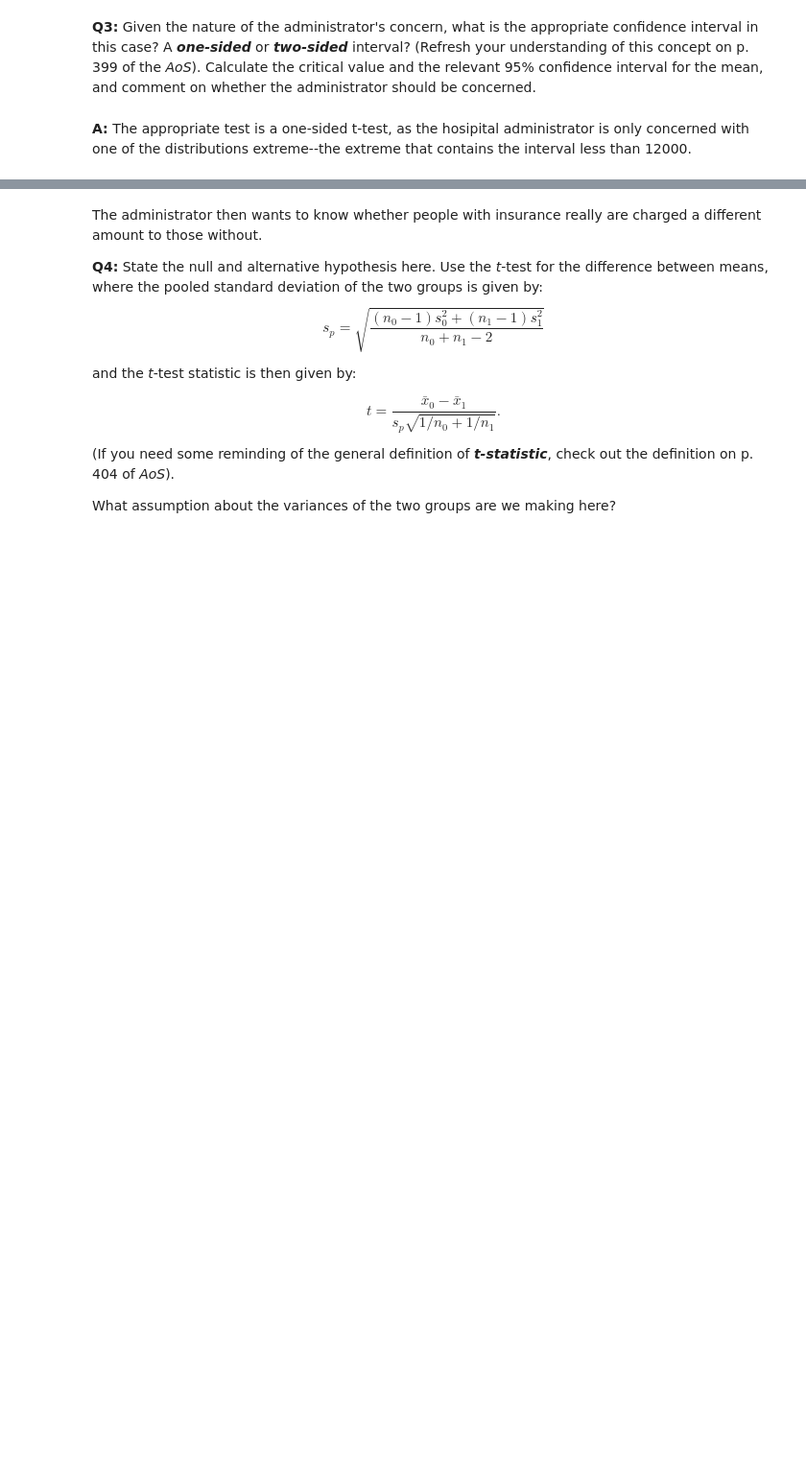
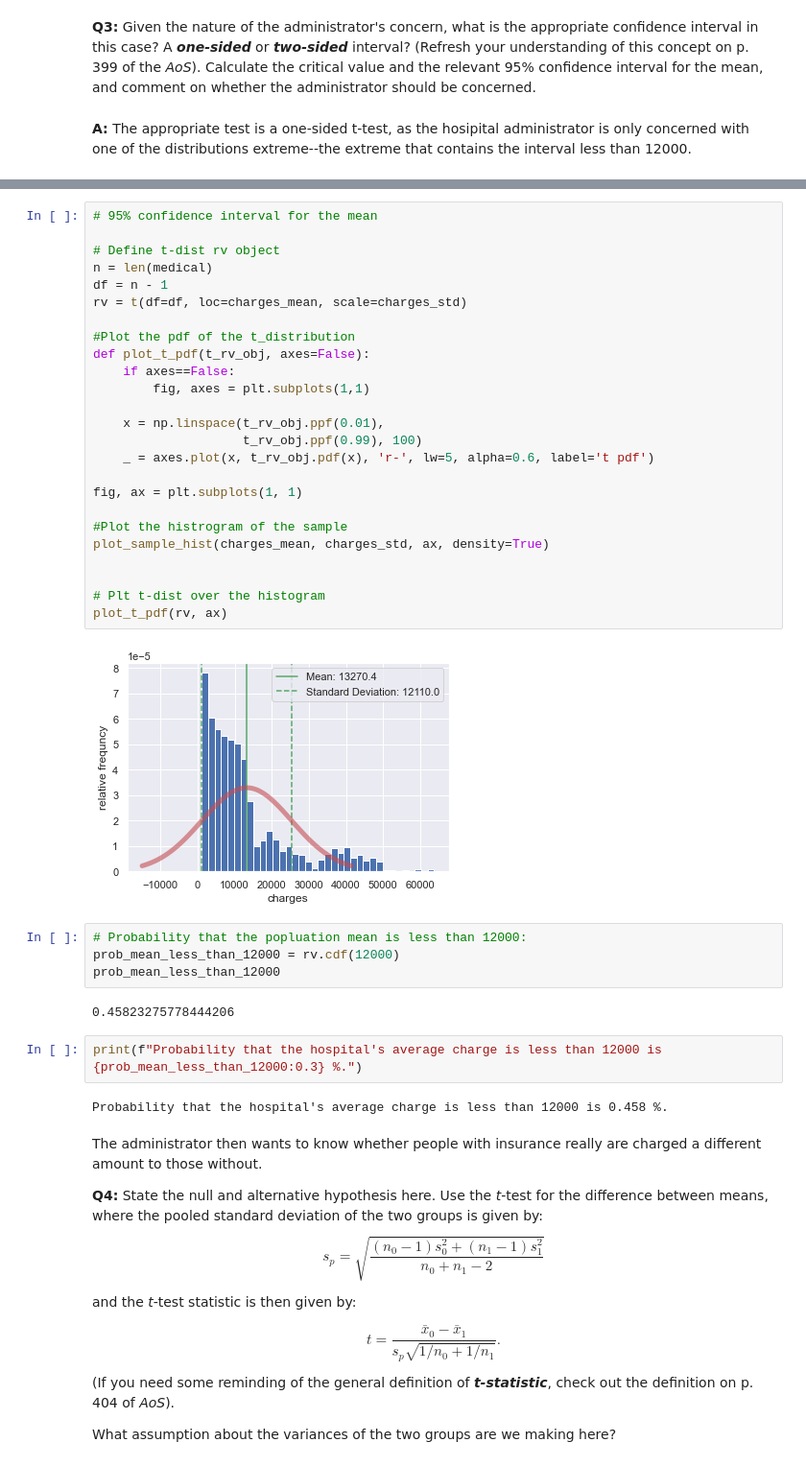
Before and after one commit to allen44/frequentist-inference, a Jupyter notebook: Frequentist Inference Case Study - Part B (2).ipynb, the cells around one changed output, grey strips where cells are left out. Shown at 96% size. Cells and saved outputs as stored; diff of their text form; blank space fills up the shorter version.

```diff
--- a/Frequentist Inference Case Study - Part B (2).ipynb
+++ b/Frequentist Inference Case Study - Part B (2).ipynb
@@ -92,3 +121,40 @@ __A:__ The appropriate test is a one-sided t-test, as the hosipital administrato
+# %%
+# 95% confidence interval for the mean
+
+# Define t-dist rv object
+n = len(medical)
+df = n - 1
+rv = t(df=df, loc=charges_mean, scale=charges_std)
+
+#Plot the pdf of the t_distribution
+def plot_t_pdf(t_rv_obj, axes=False):
+    if axes==False:
+        fig, axes = plt.subplots(1,1)
+
+    x = np.linspace(t_rv_obj.ppf(0.01),
+                    t_rv_obj.ppf(0.99), 100)
+    _ = axes.plot(x, t_rv_obj.pdf(x), 'r-', lw=5, alpha=0.6, label='t pdf')
+
+fig, ax = plt.subplots(1, 1)
+
+#Plot the histrogram of the sample
+plot_sample_hist(charges_mean, charges_std, ax, density=True)
+
+
+# Plt t-dist over the histogram
+plot_t_pdf(rv, ax)
+# %% [output]
+[figure, added]
+# %%
+# Probability that the popluation mean is less than 12000:
+prob_mean_less_than_12000 = rv.cdf(12000)
+prob_mean_less_than_12000
+# %% [output]
+0.45823275778444206
+# %%
+print(f"Probability that the hospital's average charge is less than 12000 is {prob_mean_less_than_12000:0.3} %.")
+# %% [output]
+Probability that the hospital's average charge is less than 12000 is 0.458 %.
 # %% [markdown]
 The administrator then wants to know whether people with insurance really are charged a different amount to those without.
 
```
Also changed, not shown: parts of 14 cells of this notebook.
